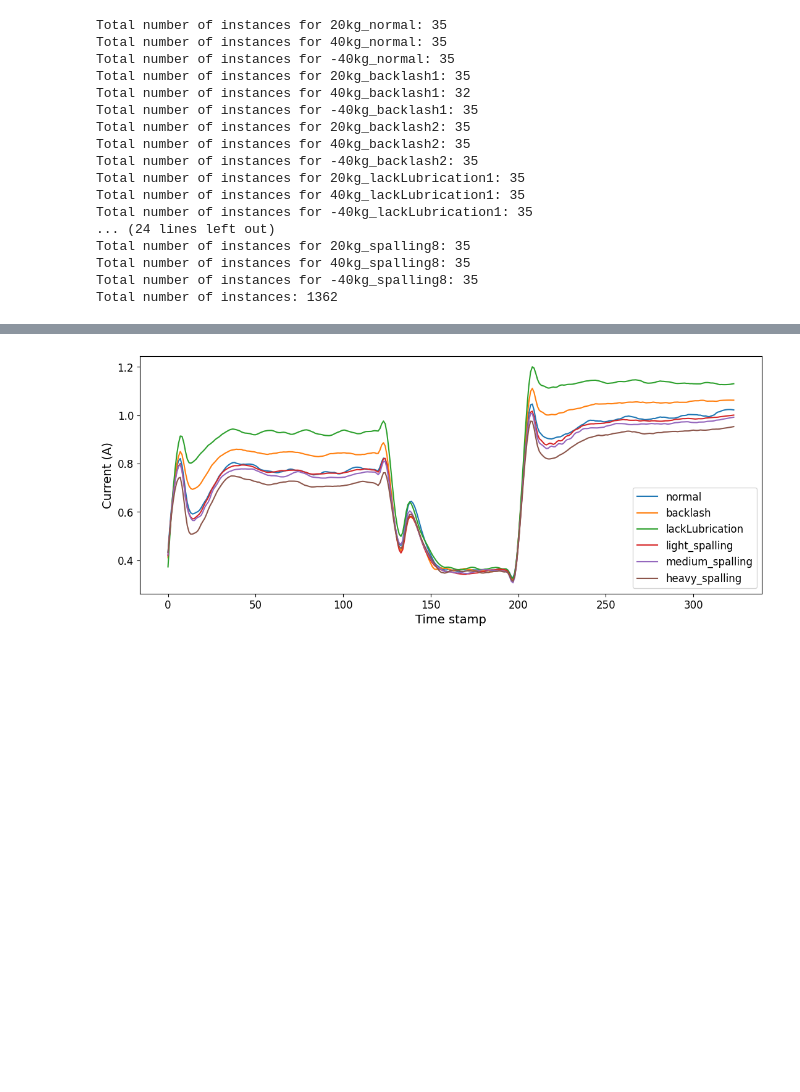
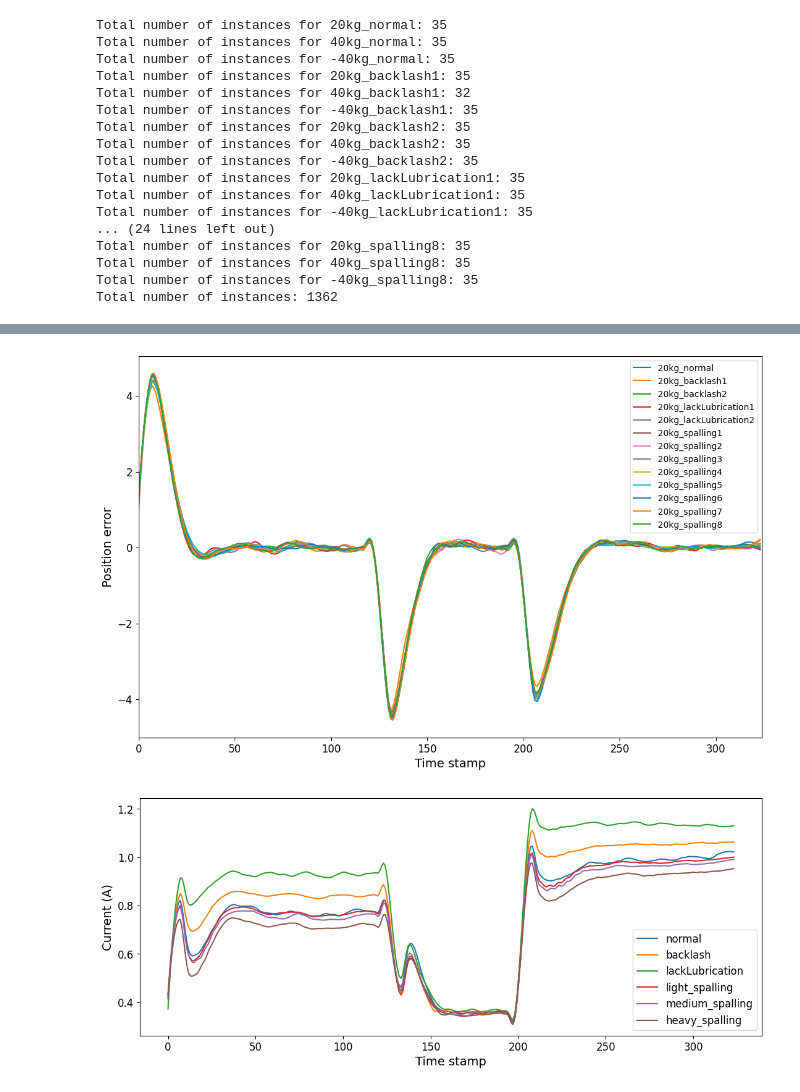
Before and after one commit to BlueAsuka/RAVEN, a Jupyter notebook: notebooks/feature_viz.ipynb, the cells around one changed output, grey strips where cells are left out. Saved outputs shown, nothing was run; the diff lists cells and outputs as text; code cells hidden in the pictures; blank space fills up the shorter version.

```diff
--- a/notebooks/feature_viz.ipynb
+++ b/notebooks/feature_viz.ipynb
@@ -203,3 +204,16 @@ for k, v in average_dict_20.items():
+# %%
+plt.figure(figsize=(13, 8))
+# plt.title('Averaging current signals under different states of 20kg with savgol_filter')
+for k, v in average_dict_20.items():
+    plt.plot(savgol_filter(v['position_error'], window_length=15, polyorder=2), label=k)
+    plt.xlabel('Time stamp', fontsize=14)
+    plt.ylabel('Position error', fontsize=14)
+    plt.xticks(fontsize=12)
+    plt.xlim(0, len(v['position_error']))
+    plt.yticks(fontsize=12)
+    plt.legend(fontsize=10)
+# %% [output]
+[figure, added]
 # %%
 smooth_dict_20 = {k:savgol_filter(v['current'], window_length=15, polyorder=2) for k, v in average_dict_20.items()}
 smooth_dict_40 = {k:savgol_filter(v['current'], window_length=15, polyorder=2) for k, v in average_dict_40.items()}
```
Also changed, not shown: parts of 2 cells of this notebook, 4 other files.
